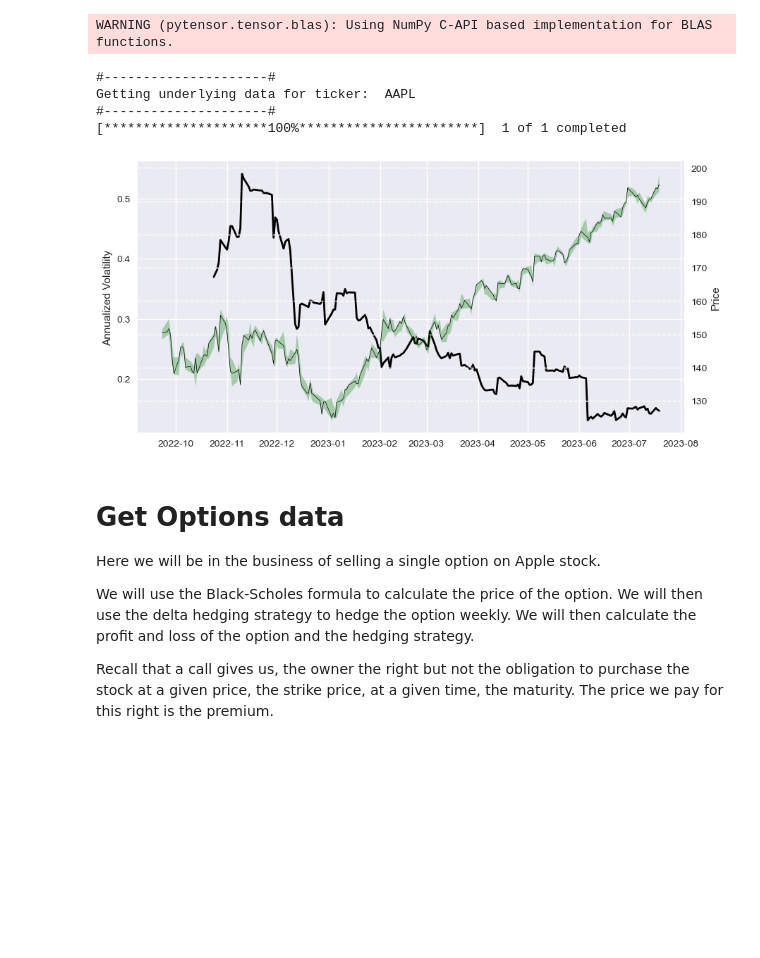
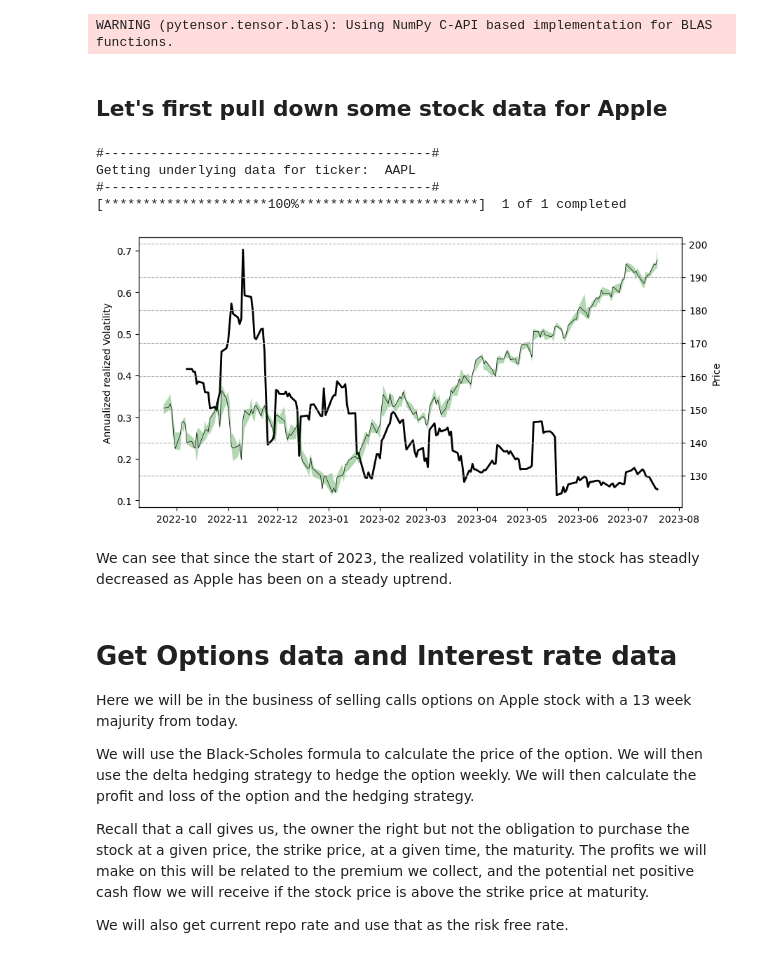
Before and after one commit to mikeal888/Hedging_API, a Jupyter notebook: delta_hedging.ipynb, the cells around one changed output. Drawn from its saved outputs; the diff is of its cells as text; code cells hidden in the pictures; blank space fills up the shorter version.

```diff
--- a/delta_hedging.ipynb
+++ b/delta_hedging.ipynb
@@ -11,15 +17,13 @@ import numpy as np
 import pandas as pd
 import datetime as dt
 from _utils import *
-
+from _fitting import *
 import matplotlib.pyplot as plt
-
-from scipy.optimize import brentq
-
-# set backend of matplotlib to seaborn
-plt.style.use('seaborn')
+import plotly.graph_objects as go
 # %% [output]
 WARNING (pytensor.tensor.blas): Using NumPy C-API based implementation for BLAS functions.
+# %% [markdown]
+## Let's first pull down some stock data for Apple
 # %%
 # tickers for the Apple
 ticker = "AAPL"
@@ -32,48 +36,44 @@ start_date = end_date -  dt.timedelta(days = 300)
 # Get yesterdays price data for the S&P 500
 data = get_stock_data(ticker, start_date, end_date, interval)
 data.index = data.index.date
-
-# get at the money price
-S0 = data['Close'].values[-1]
-data['log_close'] = np.log(data['Close']/S0)
-
-# Get interest rate
-r = get_repo_rate(end_date-dt.timedelta(days=7), end_date).values[0,0]/(100)
-
-# Get some rough estimates of mu and sigma
-mu, sigma = estimate_coeffs(data['log_close'], len(data['log_close']), 1)
 # %% [output]
-#---------------------#
+#------------------------------------------#
 Getting underlying data for ticker:  AAPL
-#---------------------#
+#------------------------------------------#
 [*********************100%***********************]  1 of 1 completed
+# %%
+# We first want to estimate the realized volatility of the stock
+# We now want to get the realised volatility over the last 30 days (21 trading days)
+data['log_return'] = np.log(data['Close']) - np.log(data['Close'].shift(1))
+data['volatility'] = data['log_return'].rolling(10).std() * np.sqrt(252)
 # %%
-# We now want to get the realised volatility over the last 30 days
-data['log_return'] = np.log(data['Close']) - np.log(data['Close'].shift(1))
-data['volatility'] = data['log_return'].rolling(21).std() * np.sqrt(252)
-
-
+# Plot the volatility
 fig = plt.figure(figsize=(10, 5))
 plt.plot(data['volatility'], color='k', linewidth=2)
-plt.ylabel('Annualized Volatility')
+plt.ylabel('Annualized realized Volatility')
+
 # on seperate axis plot the price
 ax2 = plt.twinx()
 ax2.plot(data['Close'], color='k', linewidth=0.5)
 ax2.fill_between(data.index, data['Low'], data['High'], facecolor='g', alpha=0.3)
 ax2.set_ylabel('Price')
 
 plt.grid(linestyle='--')
 plt.show()
 # %% [output]
-[figure, old version]
+[figure, new version]
+# %% [markdown]
+We can see that since the start of 2023, the realized volatility in the stock has steadly decreased as Apple has been on a steady uptrend.
 # %% [markdown]
-# Get Options data
+# Get Options data and Interest rate data
 
-Here we will be in the business of selling a single option on Apple stock.
+Here we will be in the business of selling calls options on Apple stock with a 13 week majurity from today.
 
-We will use the Black-Scholes formula to calculate the price of the option.  We will then use the delta hedging strategy to hedge the option weekly.  We will then calculate the profit and loss of the option and the hedging strategy.
+We will use the Black-Scholes formula to calculate the price of the option. We will then use the delta hedging strategy to hedge the option weekly. We will then calculate the profit and loss of the option and the hedging strategy.
 
-Recall that a call gives us, the owner the right but not the obligation to purchase the stock at a given price, the strike price, at a given time, the maturity.  The price we pay for this right is the premium.
+Recall that a call gives us, the owner the right but not the obligation to purchase the stock at a given price, the strike price, at a given time, the maturity.  The profits we will make on this will be related to the premium we collect, and the potential net positive cash flow we will receive if the stock price is above the strike price at maturity.
+
+We will also get current repo rate and use that as the risk free rate.
 # %%
 # get expirey date within tau days of yesterday
 trading_days = 252
```
Also changed, not shown: parts of 22 cells of this notebook, 2 other files.
